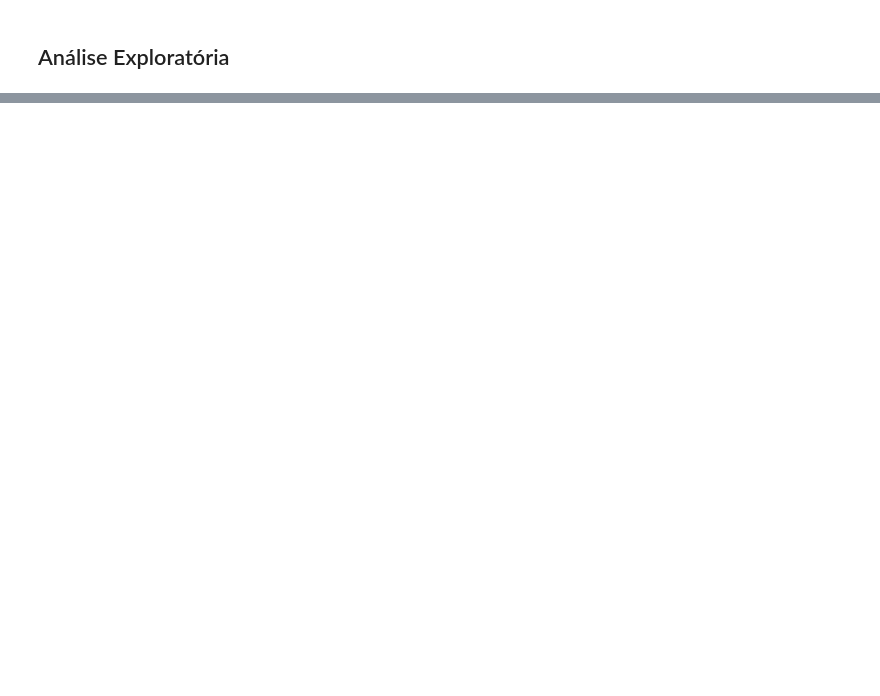
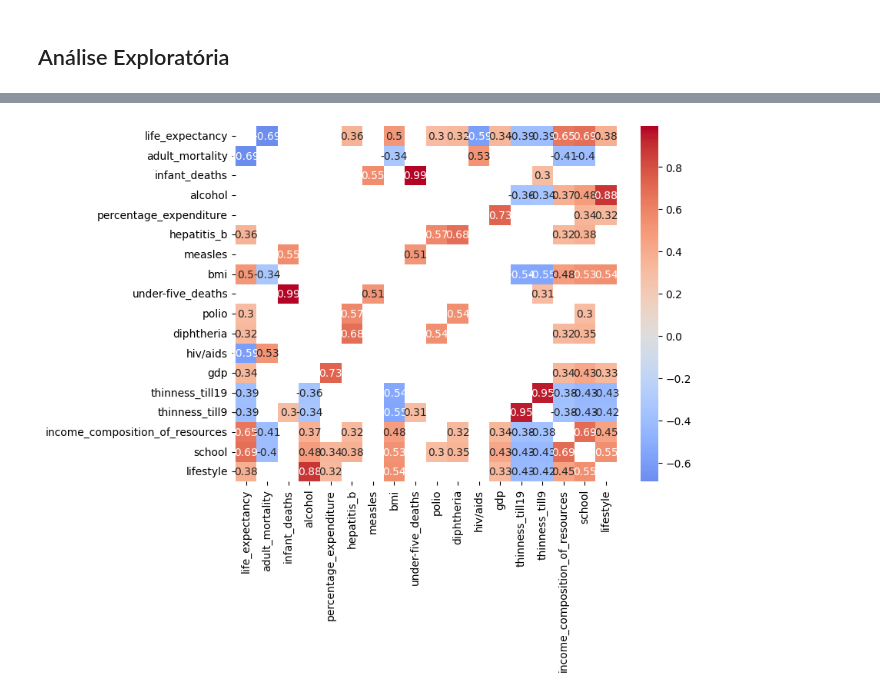
Before and after one commit to evandroviero/formacao-cientista-dados-dsa, a Jupyter notebook: DS para Análise Multivariada de Dados/Projeto 03/projeto_03.ipynb, the cells around one changed output, grey strips where cells are left out. Drawn from its saved outputs; the diff is of its cells as text; code cells hidden in the pictures; blank space fills up the shorter version.

```diff
--- a/DS para Análise Multivariada de Dados/Projeto 03/projeto_03.ipynb
+++ b/DS para Análise Multivariada de Dados/Projeto 03/projeto_03.ipynb
@@ -109,0 +262,12 @@ df.head()
+# %%
+def impute_median(dados):
+    return dados.fillna(dados.median())
+
+novo_df.loc[:,'population'] = novo_df['population'].transform(impute_median)
+novo_df.hepatitisB = novo_df['hepatitis_b'].transform(impute_median)
+novo_df.alcohol = novo_df['alcohol'].transform(impute_median)
+novo_df.total_expenditure = novo_df['total_expenditure'].transform(impute_median)
+novo_df.gdp = novo_df['gdp'].transform(impute_median)
+novo_df.school = novo_df['school'].transform(impute_median)
+
+novo_df.head()
@@ -109,0 +297,3 @@ df.head()
+# %%
+# Remove registros com valores nulos
+novo_df.dropna(inplace = True)
@@ -109,0 +320,3 @@ df.head()
+# %%
+# Drop das variáveis
+novo_df.drop(['country', 'status'], axis = 1, inplace = True)
@@ -109,0 +327,3 @@ df.head()
+# %%
+# Criando a nova variável
+novo_df['lifestyle'] = novo_df['bmi'] * novo_df['alcohol']
@@ -109,0 +418,22 @@ df.head()
+# %%
+def dsa_filtrar_e_visualizar_correlacao(df, threshold, drop_column = None):
+    # Calcula a matriz de correlação
+    corr = df.corr()
+        # Aplica os filtros de limiar, excluindo a correlação perfeita
+    filtro = (abs(corr) >= threshold) & (corr != 1.0)
+    df_filtrado = corr.where(filtro).dropna(how = 'all').dropna(axis = 1, how = 'all')
+    # Remove a coluna e linha especificada, se fornecido
+    if drop_column:
+        df_filtrado = df_filtrado.drop(index = drop_column,
+                                       errors = 'ignore').drop(columns = drop_column,
+                                                               errors = 'ignore')
+
+    # Visualiza o resultado com um heatmap somente com as variáveis que satisfazem o critério de filtro
+    plt.figure(figsize = (8, 6))
+    sns.heatmap(df_filtrado, annot = True, cmap = 'coolwarm', center = 0)
+    plt.show()
+
+
+dsa_filtrar_e_visualizar_correlacao(novo_df, threshold = 0.3, drop_column = None)
+# %% [output]
+[figure, added]
```
Also changed, not shown: parts of 36 cells of this notebook.
